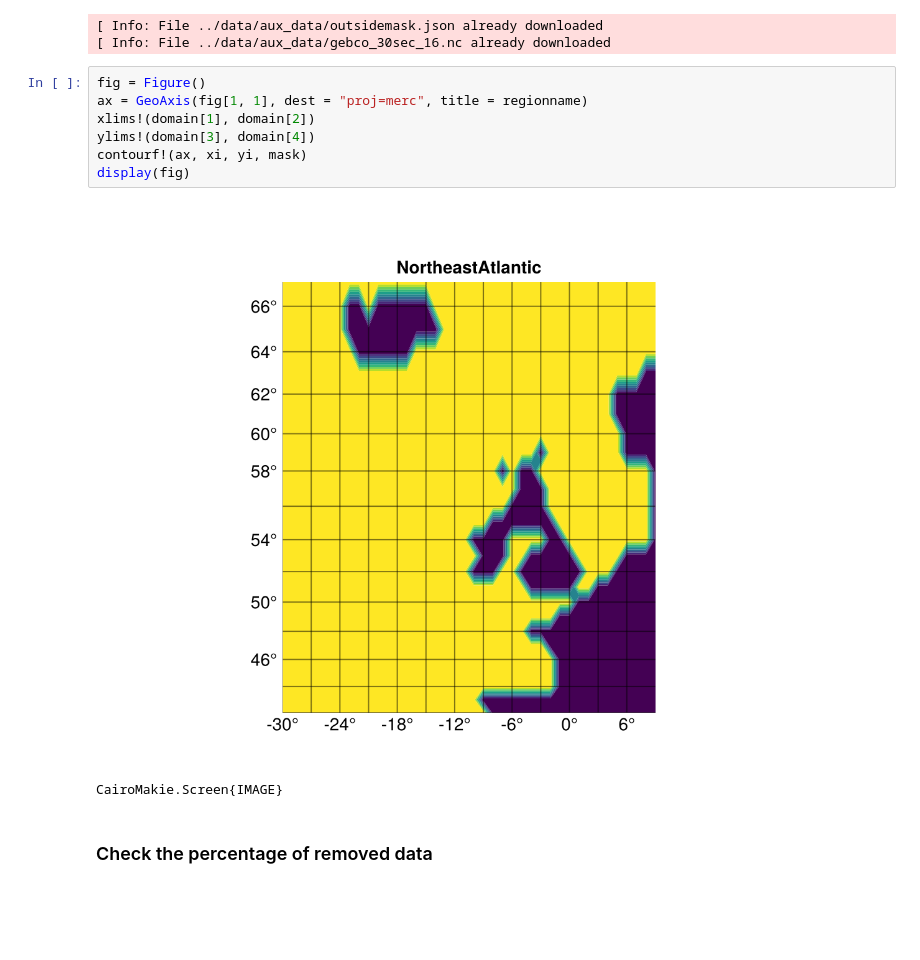
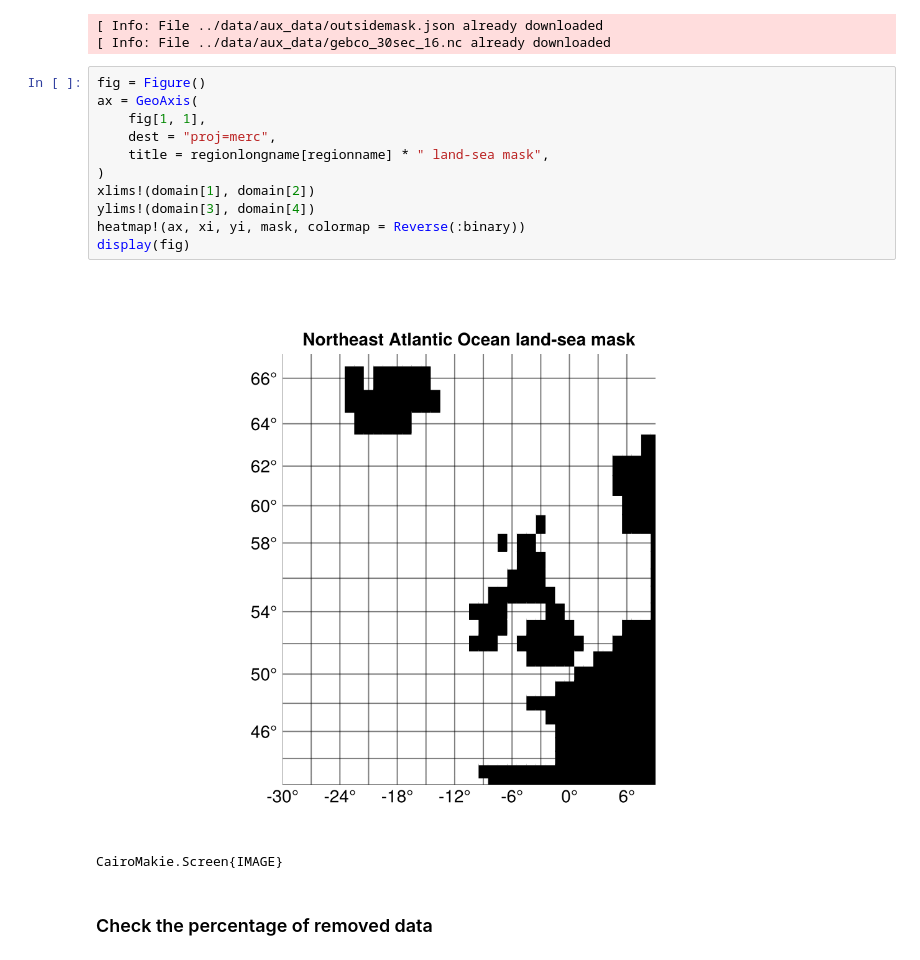
Before and after one commit to gher-uliege/EMODnet-Biology-Interpolation-NN-Copepods, a Jupyter notebook: analysis/prepare_validation_data.ipynb, the cells around one changed output. Cells and saved outputs as stored; diff of their text form; blank space fills up the shorter version.

```diff
--- a/analysis/prepare_validation_data.ipynb
+++ b/analysis/prepare_validation_data.ipynb
@@ -126,13 +131,17 @@ CopepodsNN.edit_mask!(xi, yi, mask, coordlist);
 [ Info: File ../data/aux_data/gebco_30sec_16.nc already downloaded
 # %%
 fig = Figure()
-ax = GeoAxis(fig[1, 1], dest = "proj=merc", title = regionname)
+ax = GeoAxis(
+    fig[1, 1],
+    dest = "proj=merc",
+    title = regionlongname[regionname] * " land-sea mask",
+)
 xlims!(domain[1], domain[2])
 ylims!(domain[3], domain[4])
-contourf!(ax, xi, yi, mask)
+heatmap!(ax, xi, yi, mask, colormap = Reverse(:binary))
 display(fig)
 # %% [output]
-[figure, old version]
+[figure, new version]
 CairoMakie.Screen{IMAGE}
 # %% [markdown]
 ### Check the percentage of removed data
```
Also changed, not shown: parts of 13 cells of this notebook, 14 other files.
